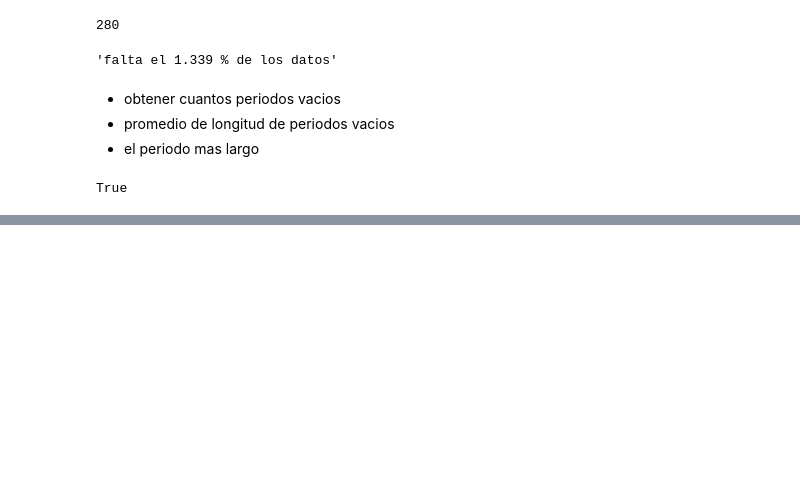
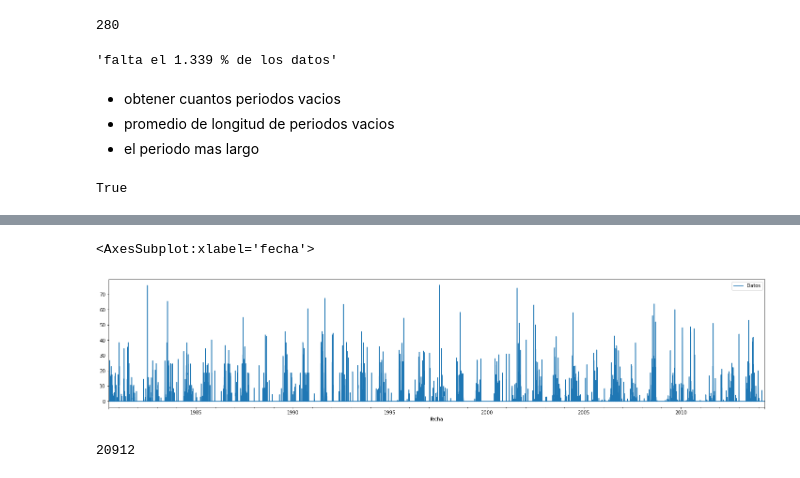
Before and after one commit to Ro-teodoro/clicom, a Jupyter notebook: clicom.ipynb, the cells around one changed output, grey strips where cells are left out. Cells and saved outputs as stored; diff of their text form; code cells hidden in the pictures; blank space fills up the shorter version.

```diff
--- a/clicom.ipynb
+++ b/clicom.ipynb
@@ -163,0 +203,9 @@ The frame.append method is deprecated and will be removed from pandas in a futur
+# %%
+est.loc['1980-07-01':'2014-04-30',].plot(figsize=(25,5))
+# %% [output]
+<AxesSubplot:xlabel='fecha'>
+[figure, added]
+# %%
+len(est)
+# %% [output]
+20912
```
Also changed, not shown: parts of 5 cells of this notebook.
